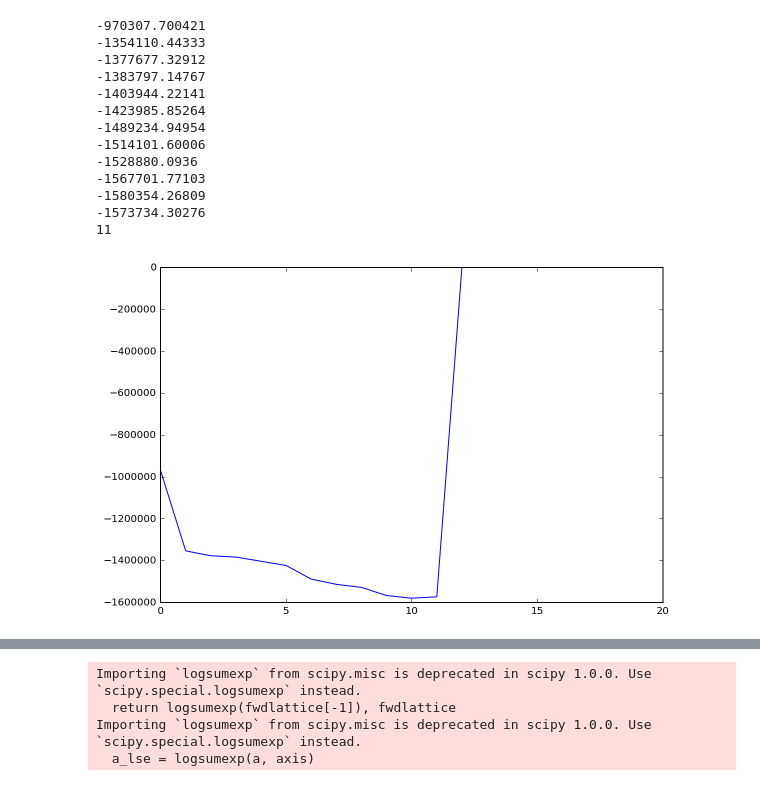
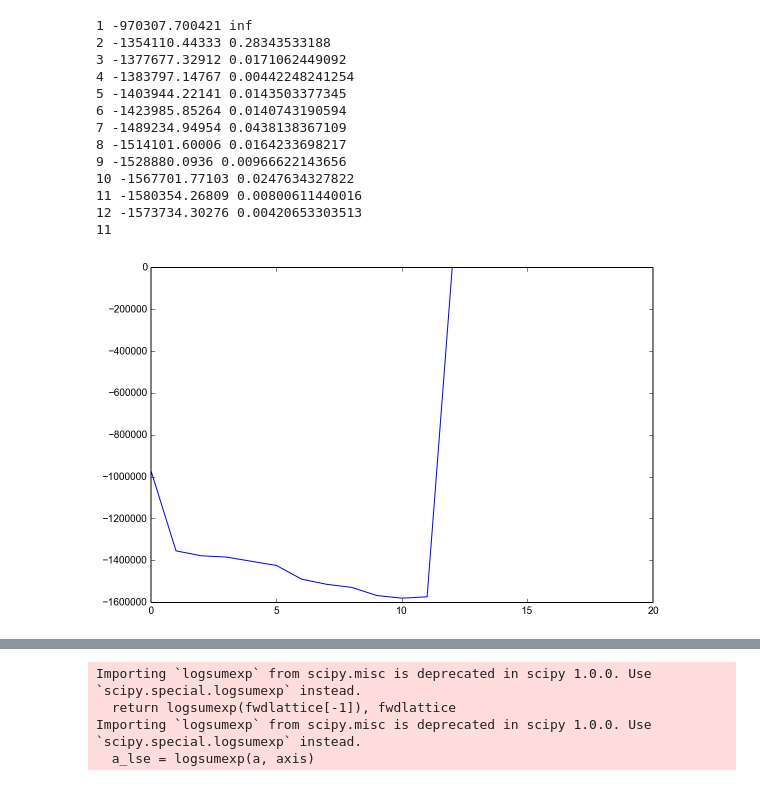
Before and after one commit to Sheph/anomaly, a Jupyter notebook: pch2_run.ipynb, the cells around one changed output, grey strips where cells are left out. Drawn from its saved outputs; the diff is of its cells as text; code cells hidden in the pictures.

```diff
--- a/pch2_run.ipynb
+++ b/pch2_run.ipynb
@@ -101,20 +112,20 @@ display(df2.head(5))
 # %%
-bgmm = classify1(df2, 20)
+bgmm = classify1(df2, 20, True)
 # %% [output]
--970307.700421
--1354110.44333
--1377677.32912
--1383797.14767
--1403944.22141
--1423985.85264
--1489234.94954
--1514101.60006
--1528880.0936
--1567701.77103
--1580354.26809
--1573734.30276
+1 -970307.700421 inf
+2 -1354110.44333 0.28343533188
+3 -1377677.32912 0.0171062449092
+4 -1383797.14767 0.00442248241254
+5 -1403944.22141 0.0143503377345
+6 -1423985.85264 0.0140743190594
+7 -1489234.94954 0.0438138367109
+8 -1514101.60006 0.0164233698217
+9 -1528880.0936 0.00966622143656
+10 -1567701.77103 0.0247634327822
+11 -1580354.26809 0.00800611440016
+12 -1573734.30276 0.00420653303513
 11
-[figure, old version]
+[figure, new version]
 # %%
 def extend_set(df):
     df_tmp = df[["time", "frame"]].groupby(['time', 'frame']).agg('count')
```
Also changed, not shown: parts of 10 cells of this notebook, 2 other files.
